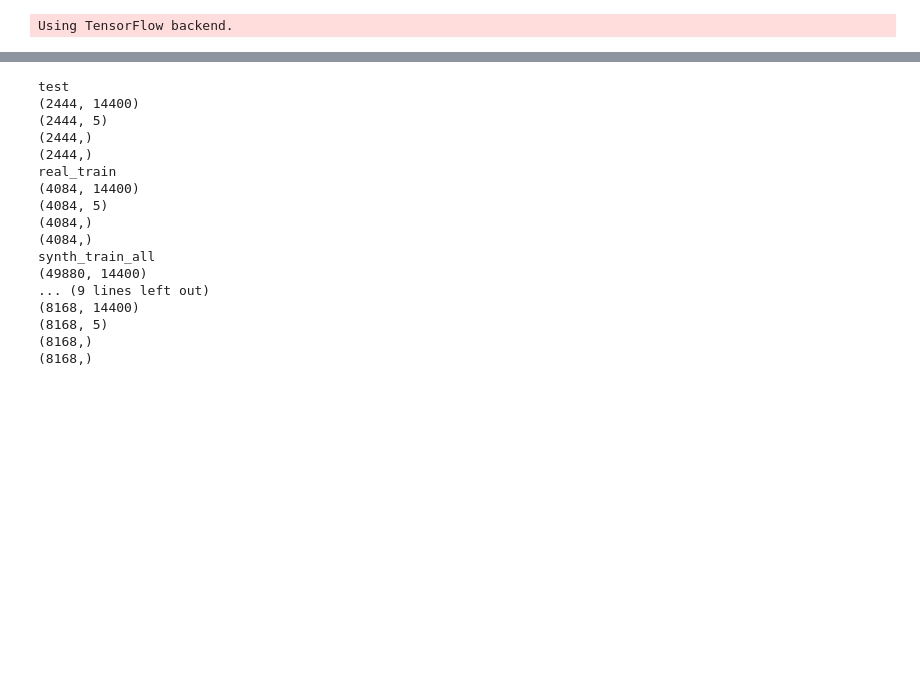
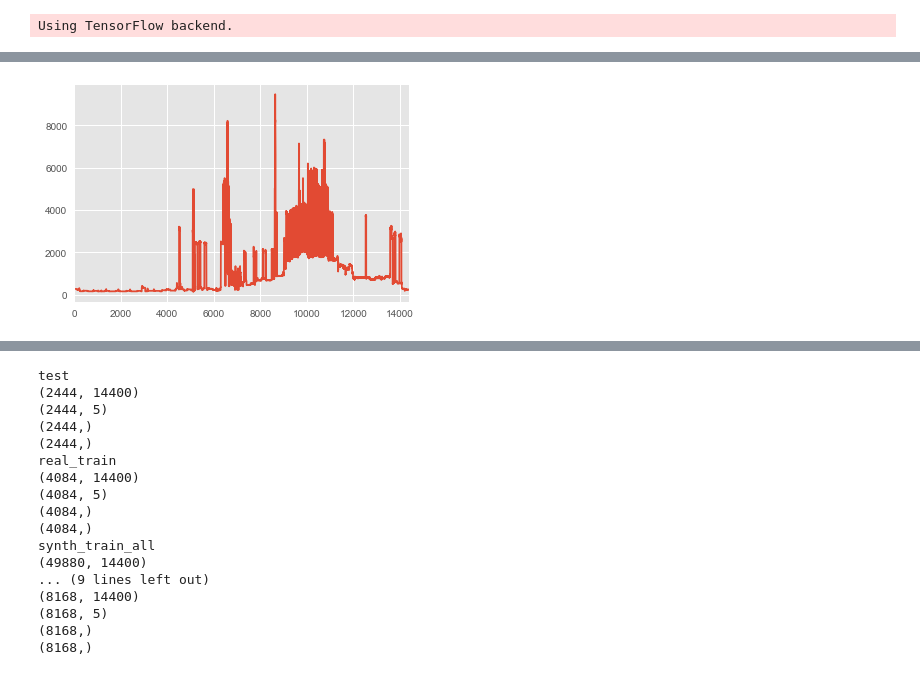
Before and after one commit to sipolac/thesis, a Jupyter notebook: py/build_models.ipynb, the cells around one changed output, grey strips where cells are left out. Saved outputs shown, nothing was run; the diff lists cells and outputs as text; code cells hidden in the pictures; blank space fills up the shorter version.

```diff
--- a/py/build_models.ipynb
+++ b/py/build_models.ipynb
@@ -150,0 +256,7 @@ X_val, Y_val, x_house_val, x_date_val = all_data['val']  # can extract these now
+# %%
+for tmp in all_data['val'][X_idx][:3]:
+    plt.close()
+    plot_series(tmp)
+    plt.plot()
+# %% [output]
+[figure, added]
```
Also changed, not shown: parts of 20 cells of this notebook, 2 other files.
